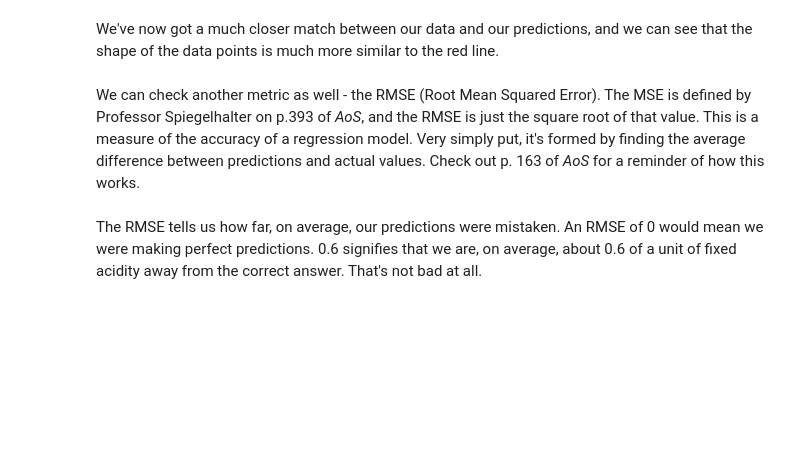
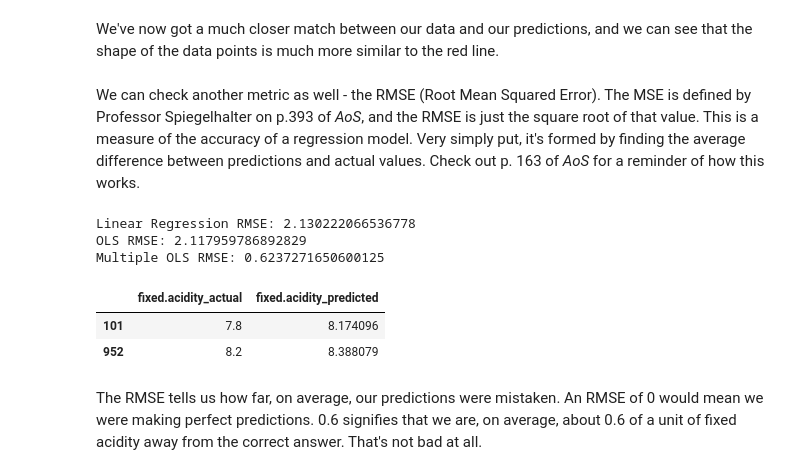
Before and after one commit to Kevin-Kwasnik/master-datasc, a Jupyter notebook: linear-regression/Springboard Regression Case Study - the Red Wine Dataset - Tier 3.ipynb, the cells around one changed output. Cells and saved outputs as stored; diff of their text form; code cells hidden in the pictures; blank space fills up the shorter version.

```diff
--- a/linear-regression/Springboard Regression Case Study - the Red Wine Dataset - Tier 3.ipynb
+++ b/linear-regression/Springboard Regression Case Study - the Red Wine Dataset - Tier 3.ipynb
@@ -487,3 +488,23 @@ _ _ _
+# %%
+# Get predictions from rModel3
+
+print('Linear Regression RMSE:', rmse(y_test, prediction))
+print('OLS RMSE:', rmse(y_test, ols_predict))
+print('Multiple OLS RMSE:', rmse(y_test, multi_predict))
+# %% [output]
+Linear Regression RMSE: 2.130222066536778
+OLS RMSE: 2.117959786892829
+Multiple OLS RMSE: 0.6237271650600125
+# %%
+# Put the predictions & actual values into a dataframe
+
+d= {'fixed.acidity_actual': y_test['fixed.acidity'].values, 'fixed.acidity_predicted': multi_predict}
+df3 = pd.DataFrame(d)
+df3.head(2)
+# %% [output]
+|  | fixed.acidity_actual | fixed.acidity_predicted |
+| 101 | 7.8 | 8.174096 |
+| 952 | 8.2 | 8.388079 |
 # %% [markdown]
 The RMSE tells us how far, on average, our predictions were mistaken. An RMSE of 0 would mean we were making perfect predictions. 0.6 signifies that we are, on average, about 0.6 of a unit of fixed acidity away from the correct answer. That's not bad at all.
 # %% [markdown]
```
Also changed, not shown: parts of 12 cells of this notebook.
